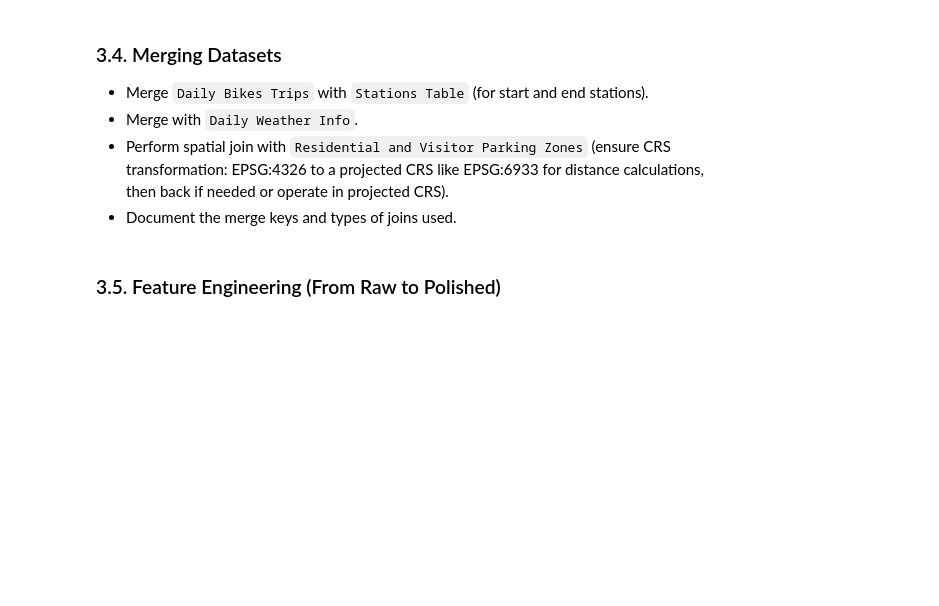
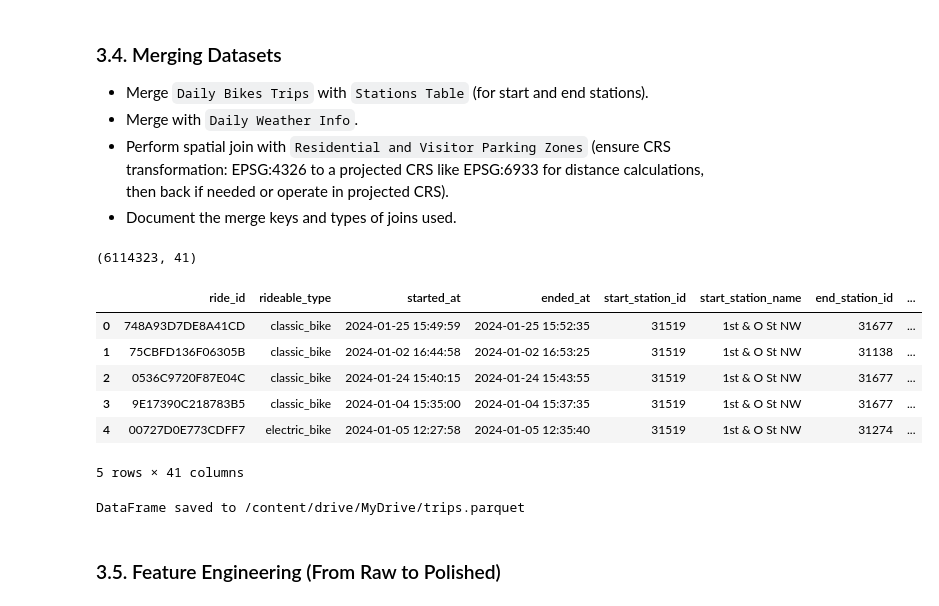
Before and after one commit to angiegh2002/capital-bike-diaries, a Jupyter notebook: DM_Homework.ipynb, the cells around one changed output. Drawn from its saved outputs; the diff is of its cells as text; code cells hidden in the pictures; blank space fills up the shorter version.

```diff
--- a/DM_Homework.ipynb
+++ b/DM_Homework.ipynb
@@ -919,7 +920,7 @@ columns_to_keep = [
 trips_with_info=trips_with_info[columns_to_keep]
 # %%
 trips_info_with_weather = trips_with_info.merge(daily_weather_info_df, left_on='date', right_on='datetime', how='left')
-trips_info_with_weather.drop(columns=["data","name",'datetime',"moonphase","sunrise","sunset",'icon'], inplace=True)
+trips_info_with_weather.drop(columns=["name",'datetime',"moonphase","sunrise","sunset",'icon'], inplace=True)
 # %%
 gdf_start = gpd.GeoDataFrame(
     trips_info_with_weather,
@@ -955,12 +956,28 @@ gdf_e = gpd.sjoin(gdf_end, df_cbd, how='left', predicate='within')\
 
 gdf_SE=gdf_s[["start_in_central"]].merge(gdf_e[["end_in_central"]], left_index=True, right_index=True, how='left')
 trips = trips.merge(gdf_SE, left_index=True, right_index=True, how='left')
+# %%
+trips.shape
+# %% [output]
+(6114323, 41)
+# %%
+trips.head()
+# %% [output]
+|  | ride_id | rideable_type | started_at | ended_at | start_station_id | start_station_name | end_station_id | ... |
+| 0 | 748A93D7DE8A41CD | classic_bike | 2024-01-25 15:49:59 | 2024-01-25 15:52:35 | 31519 | 1st & O St NW | 31677 | ... |
+| 1 | 75CBFD136F06305B | classic_bike | 2024-01-02 16:44:58 | 2024-01-02 16:53:25 | 31519 | 1st & O St NW | 31138 | ... |
+| 2 | 0536C9720F87E04C | classic_bike | 2024-01-24 15:40:15 | 2024-01-24 15:43:55 | 31519 | 1st & O St NW | 31677 | ... |
+| 3 | 9E17390C218783B5 | classic_bike | 2024-01-04 15:35:00 | 2024-01-04 15:37:35 | 31519 | 1st & O St NW | 31677 | ... |
+| 4 | 00727D0E773CDFF7 | electric_bike | 2024-01-05 12:27:58 | 2024-01-05 12:35:40 | 31519 | 1st & O St NW | 31274 | ... |
+5 rows × 41 columns
 # %%
-# prompt: data_final احفظه في ملف parquat على لخخلثم يقهرث
+gdf = gpd.GeoDataFrame(trips, geometry='start_location')
 
-output_path = '/content/drive/MyDrive/data_final.parquet'
-trips.to_parquet(output_path, index=False)
+output_path = '/content/drive/MyDrive/trips.parquet'
+gdf.to_parquet(output_path, index=False)
 print(f"DataFrame saved to {output_path}")
+# %% [output]
+DataFrame saved to /content/drive/MyDrive/trips.parquet
 # %% [markdown]
 ### 3.5. Feature Engineering (From Raw to Polished)
 # %% [markdown]
```
Also changed, not shown: parts of 11 cells of this notebook.
